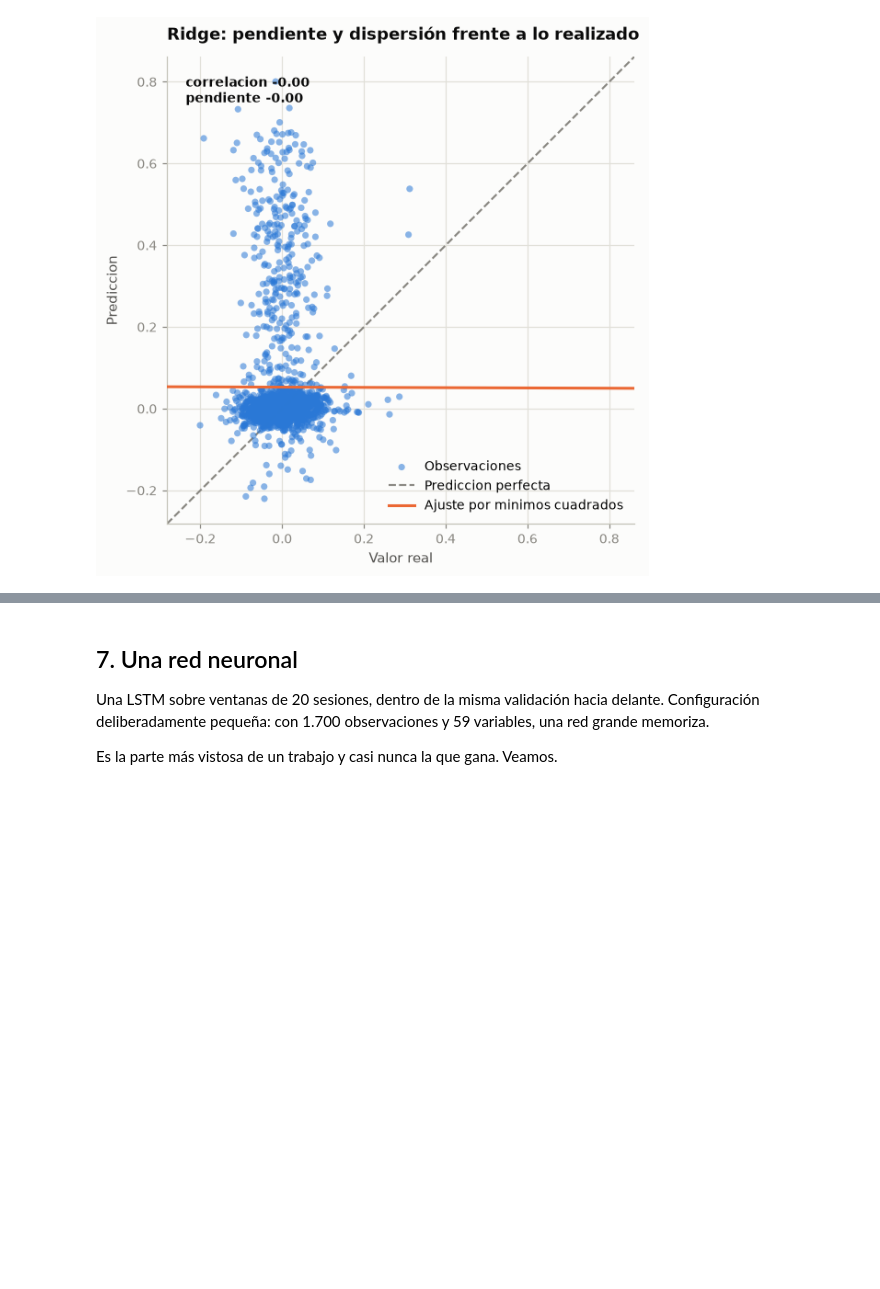
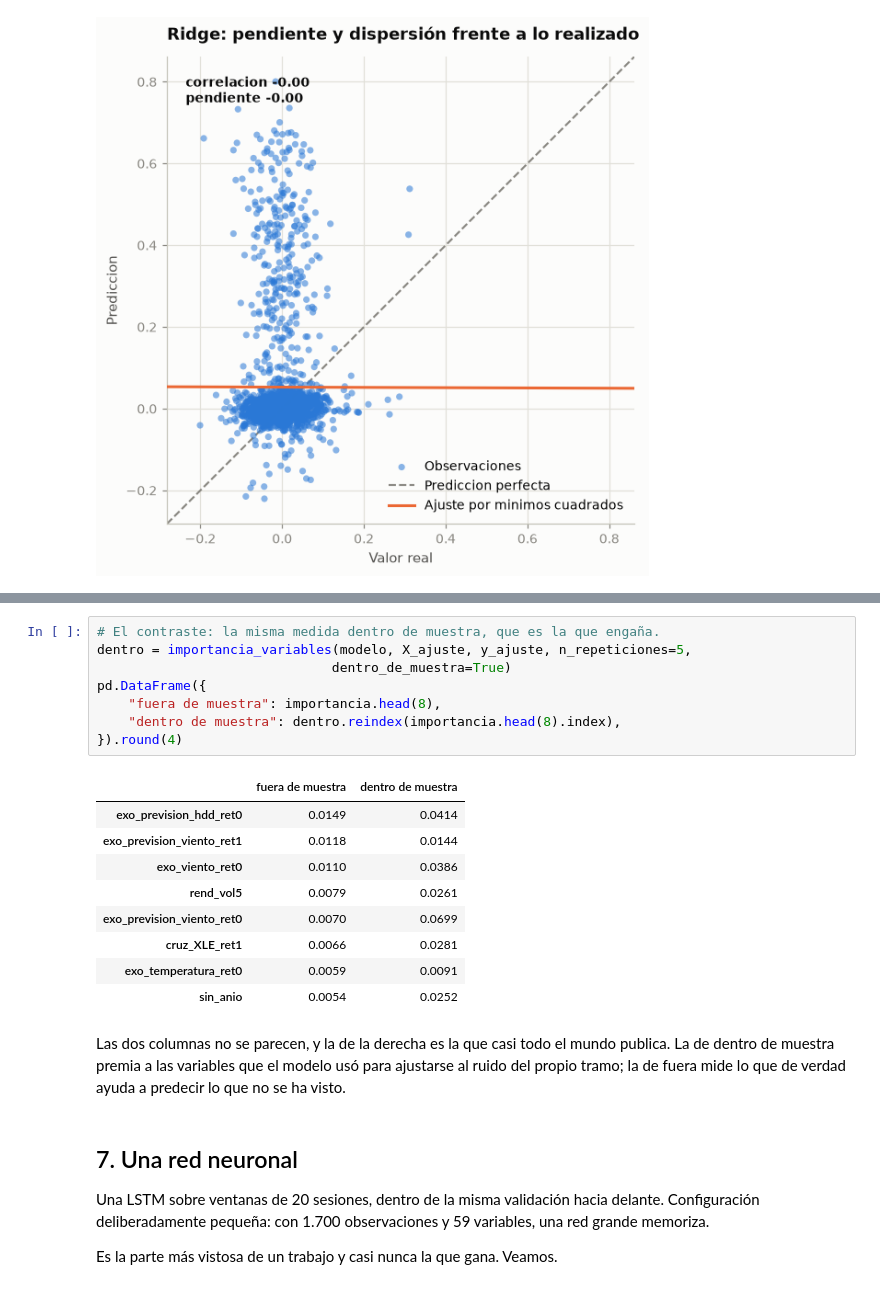
Before and after one commit to ERE26/ICM, a Jupyter notebook: notebooks/03_trading_energia_ml.ipynb, the cells around one changed output, grey strips where cells are left out. Cells and saved outputs as stored; diff of their text form; blank space fills up the shorter version.

```diff
--- a/notebooks/03_trading_energia_ml.ipynb
+++ b/notebooks/03_trading_energia_ml.ipynb
@@ -332,3 +354,26 @@ ax.set_title("Qué mira el modelo");
+# %%
+# El contraste: la misma medida dentro de muestra, que es la que engaña.
+dentro = importancia_variables(modelo, X_ajuste, y_ajuste, n_repeticiones=5,
+                              dentro_de_muestra=True)
+pd.DataFrame({
+    "fuera de muestra": importancia.head(8),
+    "dentro de muestra": dentro.reindex(importancia.head(8).index),
+}).round(4)
+# %% [output]
+|  | fuera de muestra | dentro de muestra |
+| exo_prevision_hdd_ret0 | 0.0149 | 0.0414 |
+| exo_prevision_viento_ret1 | 0.0118 | 0.0144 |
+| exo_viento_ret0 | 0.0110 | 0.0386 |
+| rend_vol5 | 0.0079 | 0.0261 |
+| exo_prevision_viento_ret0 | 0.0070 | 0.0699 |
+| cruz_XLE_ret1 | 0.0066 | 0.0281 |
+| exo_temperatura_ret0 | 0.0059 | 0.0091 |
+| sin_anio | 0.0054 | 0.0252 |
+# %% [markdown]
+Las dos columnas no se parecen, y la de la derecha es la que casi todo el mundo
+publica. La de dentro de muestra premia a las variables que el modelo usó para
+ajustarse al ruido del propio tramo; la de fuera mide lo que de verdad ayuda a
+predecir lo que no se ha visto.
 # %% [markdown]
 ## 7. Una red neuronal
 
```
Also changed, not shown: parts of 8 cells of this notebook.
